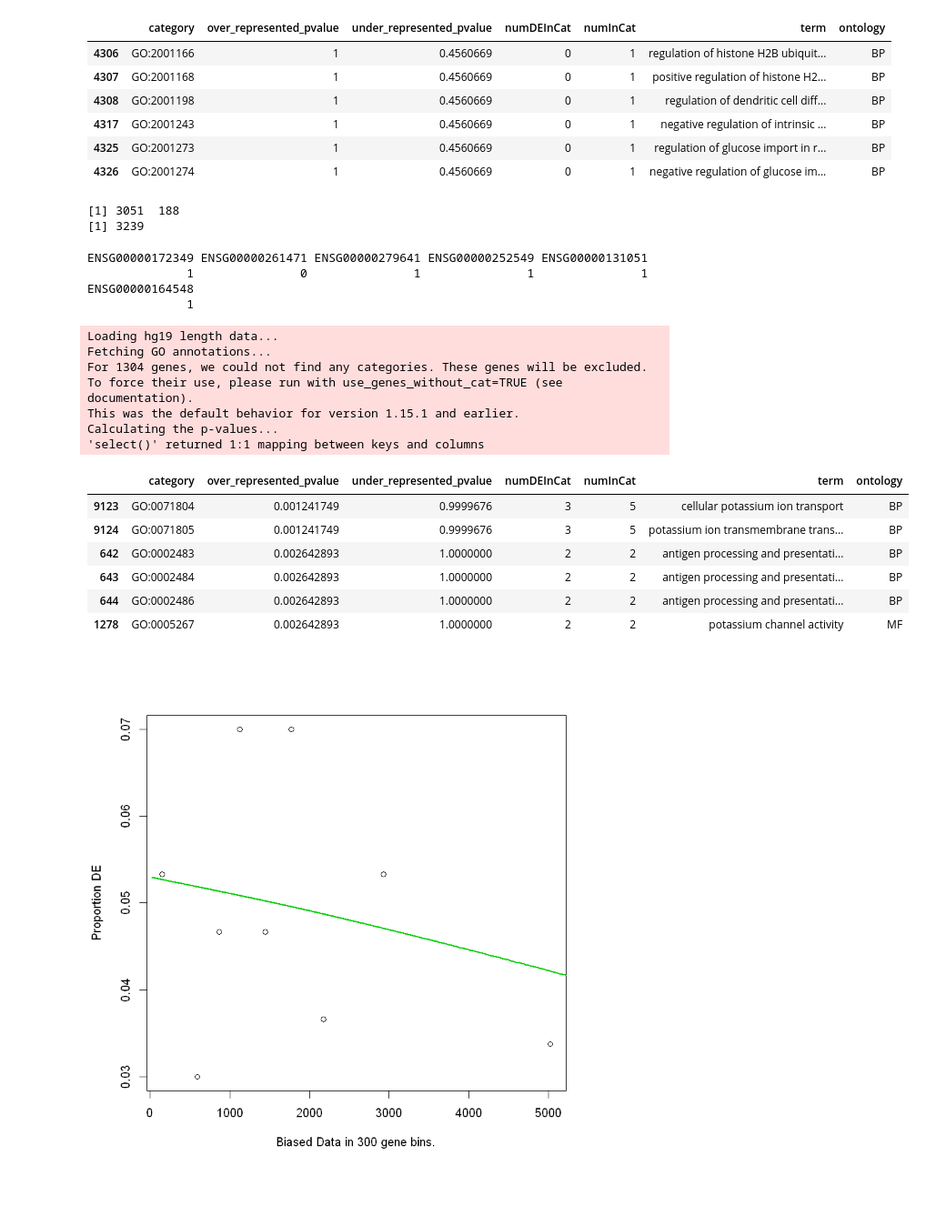
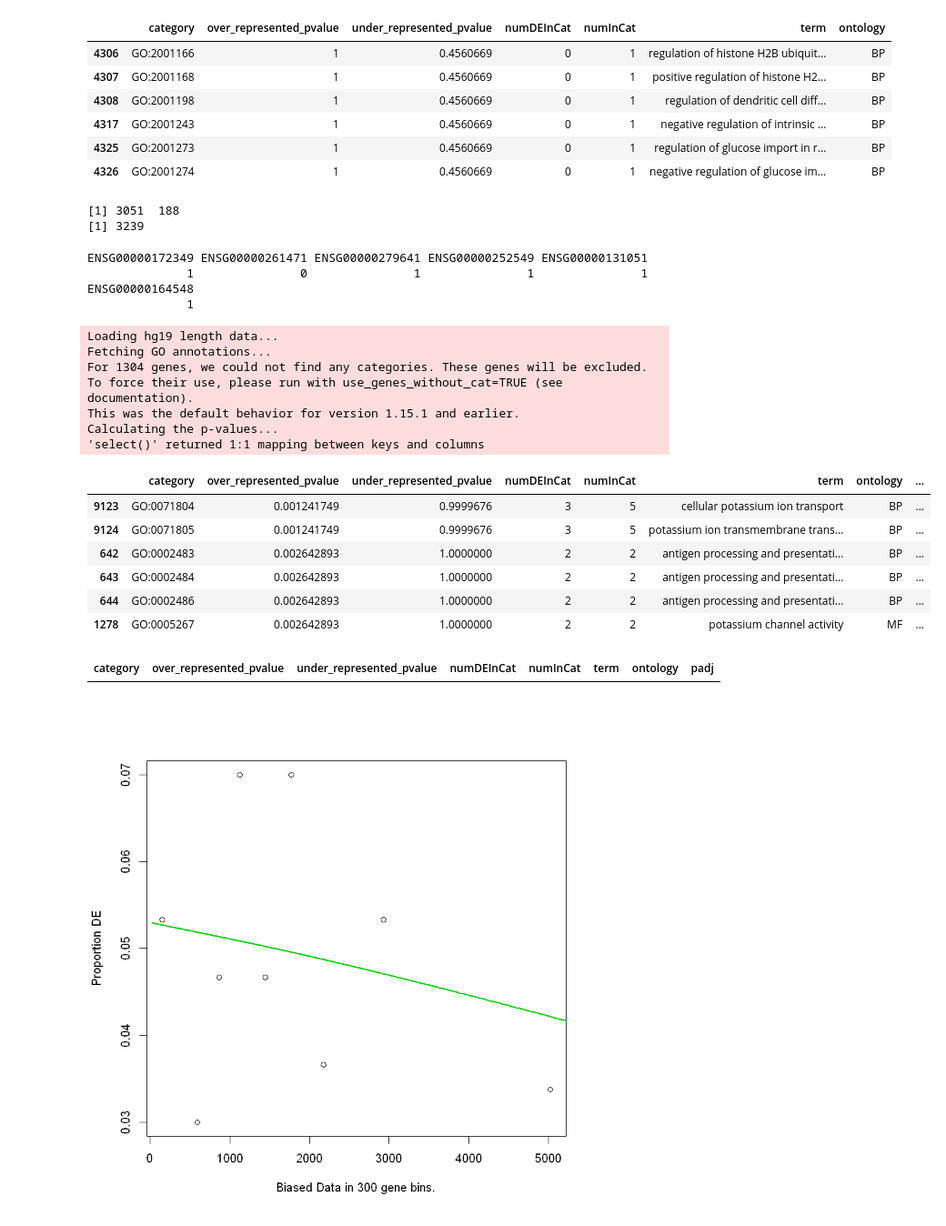
Before and after one commit to belgravia/jupyter-notebooks, a Jupyter notebook: Intron retention analysis.ipynb, the cells around one changed output. Shown at 91% size. Saved outputs shown, nothing was run; the diff lists cells and outputs as text; code cells hidden in the pictures; blank space fills up the shorter version.

```diff
--- a/Intron retention analysis.ipynb
+++ b/Intron retention analysis.ipynb
@@ -188,38 +200,41 @@ tail(res_mt)
 info = read.table('ir_goseq_wt.txt')  # for intron retention events that are/are not more highly expressed in the wt with all
 # expressed genes with consensus isoforms built as a background
 info_all = read.table('ir_goseq_bool.txt')
 info_all$V2 = 0
 info_all = info_all[!info_all$V1 %in% info$V1,]
 print(c(sum(info_all$V2==0), sum(info$V2==0)))
 info = rbind(info, info_all)
 print(sum(info$V2==0))
 genes = info$V2
 names(genes) = info$V1
 head(genes)
 
 pwf = nullp(genes, 'hg19', 'ensGene')
 res_wt_all = goseq(pwf, 'hg19', 'ensGene', method='Hypergeometric')
 
+res_wt_all$padj = p.adjust(res_wt_all$over_represented_pvalue)
 head(res_wt_all)
+res_wt_all[res_wt_all$padj < 0.05,]
 # %% [output]
 [1] 3051  188
 [1] 3239
 ENSG00000172349 ENSG00000261471 ENSG00000279641 ENSG00000252549 ENSG00000131051
               1               0               1               1               1
 ENSG00000164548
               1
 Loading hg19 length data...
 Fetching GO annotations...
 For 1304 genes, we could not find any categories. These genes will be excluded.
 To force their use, please run with use_genes_without_cat=TRUE (see documentation).
 This was the default behavior for version 1.15.1 and earlier.
 Calculating the p-values...
 'select()' returned 1:1 mapping between keys and columns
-|  | category | over_represented_pvalue | under_represented_pvalue | numDEInCat | numInCat | term | ontology |
-| 9123 | GO:0071804 | 0.001241749 | 0.9999676 | 3 | 5 | cellular potassium ion transport | BP |
-| 9124 | GO:0071805 | 0.001241749 | 0.9999676 | 3 | 5 | potassium ion transmembrane trans... | BP |
-| 642 | GO:0002483 | 0.002642893 | 1.0000000 | 2 | 2 | antigen processing and presentati... | BP |
-| 643 | GO:0002484 | 0.002642893 | 1.0000000 | 2 | 2 | antigen processing and presentati... | BP |
-| 644 | GO:0002486 | 0.002642893 | 1.0000000 | 2 | 2 | antigen processing and presentati... | BP |
-| 1278 | GO:0005267 | 0.002642893 | 1.0000000 | 2 | 2 | potassium channel activity | MF |
+|  | category | over_represented_pvalue | under_represented_pvalue | numDEInCat | numInCat | term | ontology | ... |
+| 9123 | GO:0071804 | 0.001241749 | 0.9999676 | 3 | 5 | cellular potassium ion transport | BP | ... |
+| 9124 | GO:0071805 | 0.001241749 | 0.9999676 | 3 | 5 | potassium ion transmembrane trans... | BP | ... |
+| 642 | GO:0002483 | 0.002642893 | 1.0000000 | 2 | 2 | antigen processing and presentati... | BP | ... |
+| 643 | GO:0002484 | 0.002642893 | 1.0000000 | 2 | 2 | antigen processing and presentati... | BP | ... |
+| 644 | GO:0002486 | 0.002642893 | 1.0000000 | 2 | 2 | antigen processing and presentati... | BP | ... |
+| 1278 | GO:0005267 | 0.002642893 | 1.0000000 | 2 | 2 | potassium channel activity | MF | ... |
+| category | over_represented_pvalue | under_represented_pvalue | numDEInCat | numInCat | term | ontology | padj |
 [figure]
```
Also changed, not shown: parts of 2 cells of this notebook.
